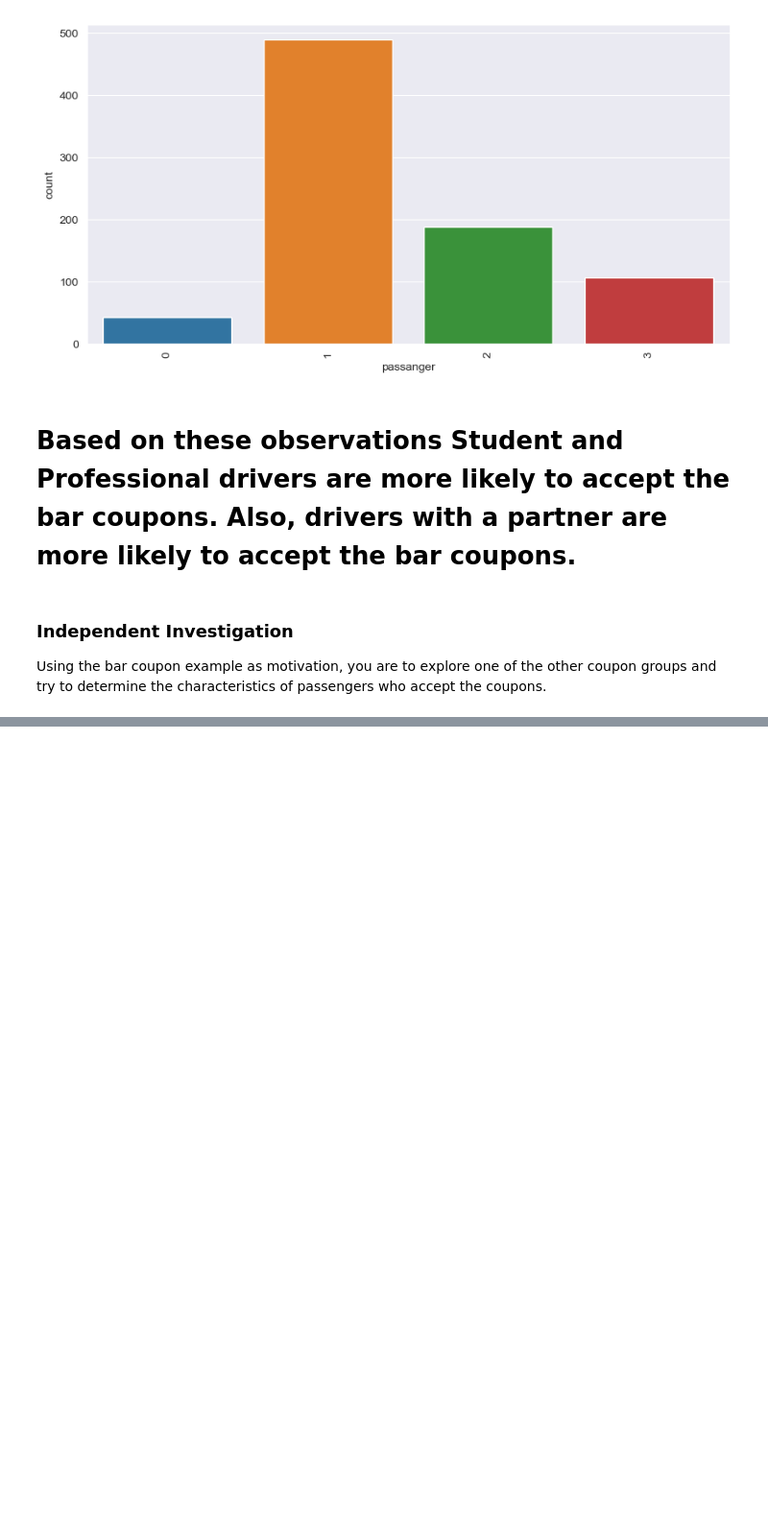
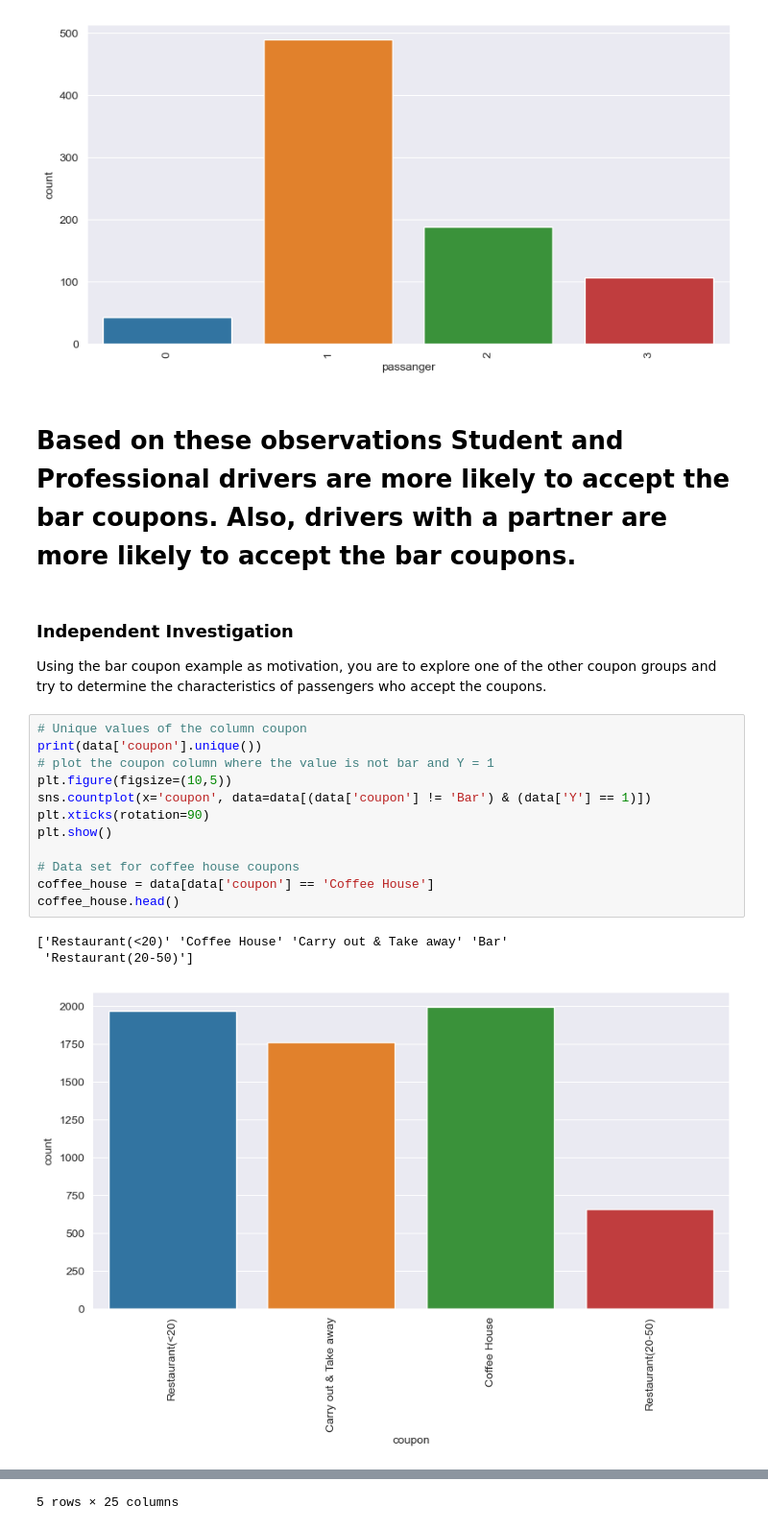
Before and after one commit to BerkeleyAIML/Module5CustomerCoupon, a Jupyter notebook: prompt.ipynb, the cells around one changed output, grey strips where cells are left out. Shown at 96% size. Drawn from its saved outputs; the diff is of its cells as text; blank space fills up the shorter version.

Commit message:
Added Coffee House Coupons analysis

```diff
--- a/prompt.ipynb
+++ b/prompt.ipynb
@@ -445,3 +445,19 @@ plt.show()
 ### Independent Investigation
 
 Using the bar coupon example as motivation, you are to explore one of the other coupon groups and try to determine the characteristics of passengers who accept the coupons.
+# %%
+# Unique values of the column coupon
+print(data['coupon'].unique())
+# plot the coupon column where the value is not bar and Y = 1
+plt.figure(figsize=(10,5))
+sns.countplot(x='coupon', data=data[(data['coupon'] != 'Bar') & (data['Y'] == 1)])
+plt.xticks(rotation=90)
+plt.show()
+
+# Data set for coffee house coupons
+coffee_house = data[data['coupon'] == 'Coffee House']
+coffee_house.head()
+# %% [output]
+['Restaurant(<20)' 'Coffee House' 'Carry out & Take away' 'Bar'
+ 'Restaurant(20-50)']
+[figure, added]
@@ -447,0 +470 @@ Using the bar coupon example as motivation, you are to explore one of the other
+5 rows × 25 columns
```
Also changed, not shown: parts of 5 cells of this notebook.
